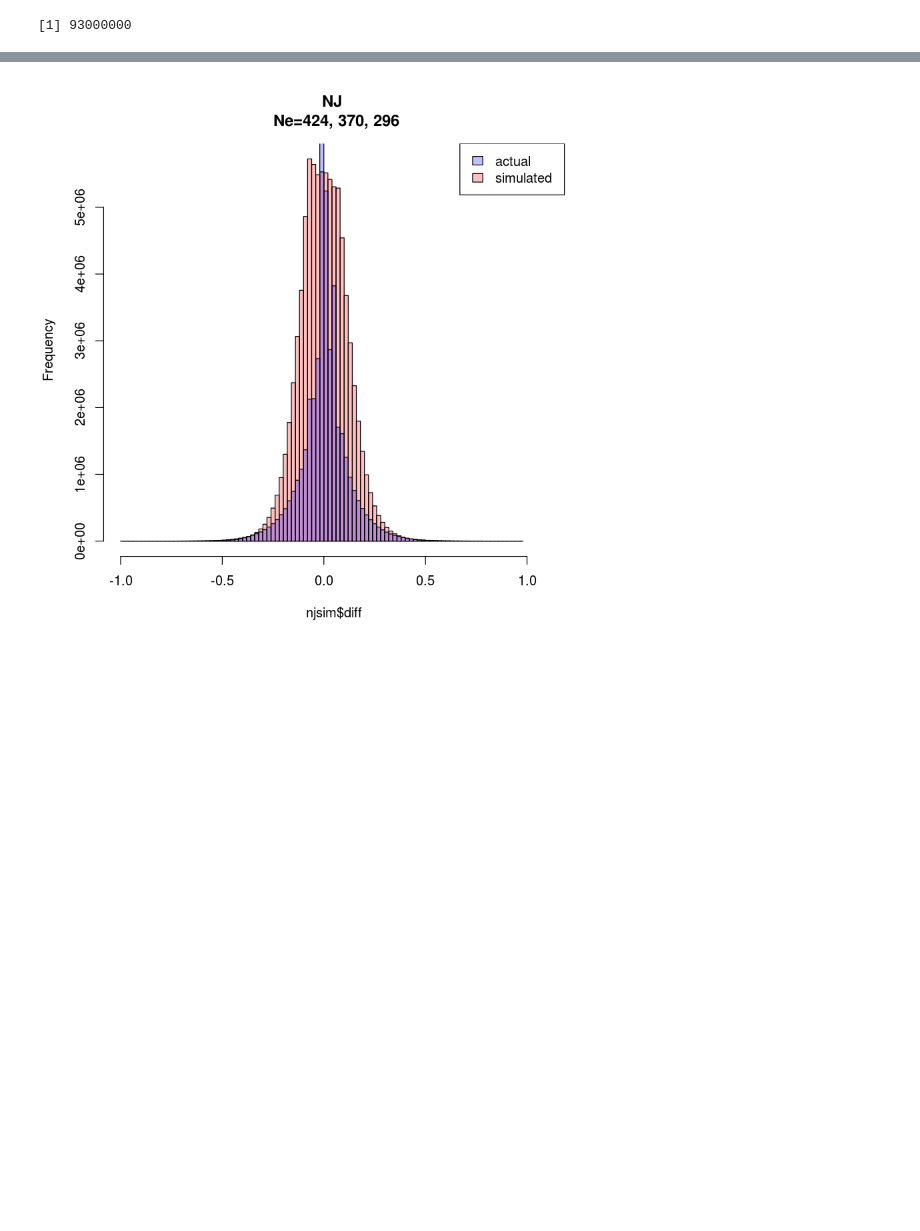
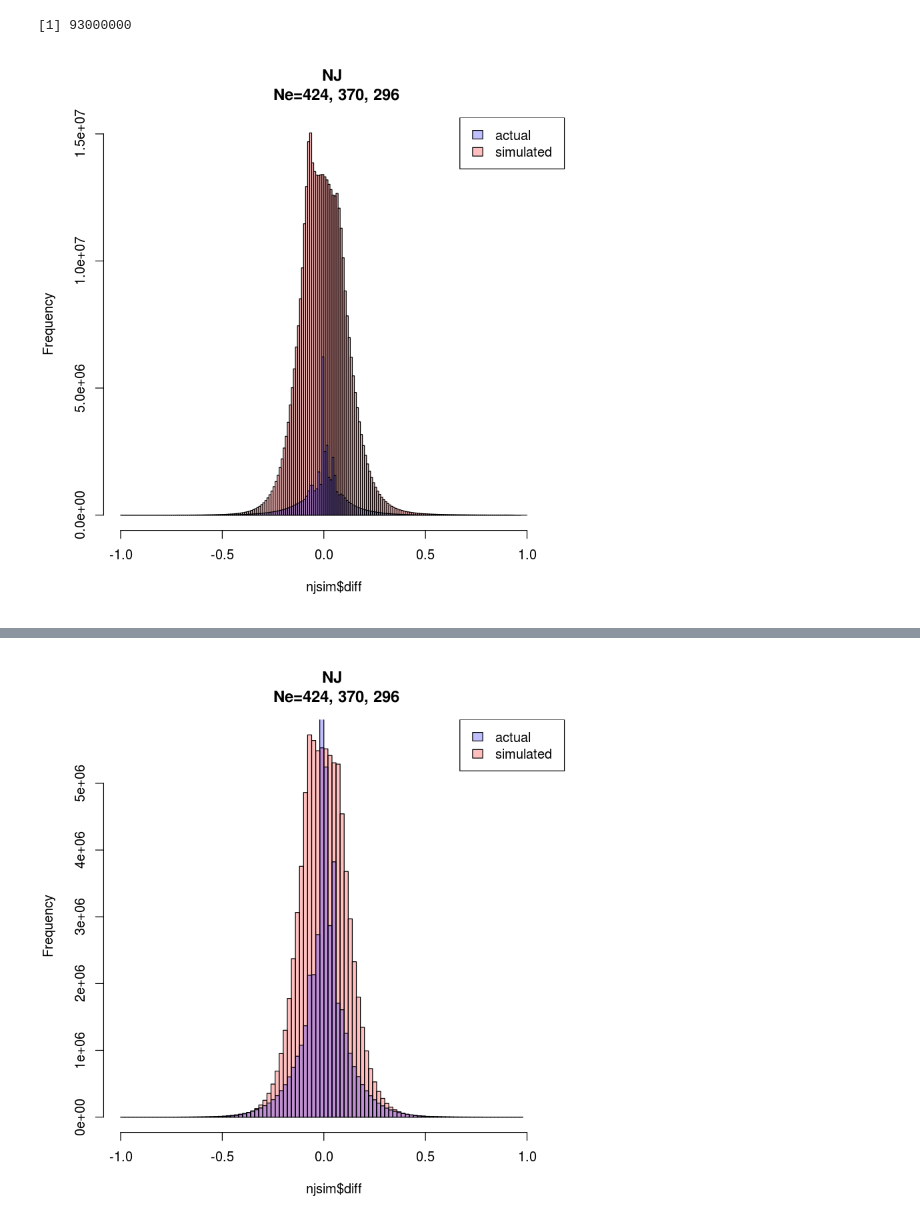
Before and after one commit to sagw/WNS_WGS, a Jupyter notebook: Notebooks/Angsd_all_SNP_graphs.ipynb, the cells around one changed output, grey strips where cells are left out. Saved outputs shown, nothing was run; the diff lists cells and outputs as text; code cells hidden in the pictures; blank space fills up the shorter version.

```diff
--- a/Notebooks/Angsd_all_SNP_graphs.ipynb
+++ b/Notebooks/Angsd_all_SNP_graphs.ipynb
@@ -288,7 +288,7 @@ I realized though some of this drift in the whole genome might be artifacts... S
 # %%
 NJ_f1f2BS_Ne424_370_296.csv
 # %%
-njsim=fread("~/WGS/SNPS/All_mylu/snps/NJ_f1f2BS_Ne424_296.csv")
-nysim=fread("~/WGS/SNPS/All_mylu/snps/NY_f1f2BS_Ne424_296.csv")
+njsim=fread("~/WGS/SNPS/All_mylu/snps/NJ_f1f2BS_Ne424_370_296.csv")
+nysim=fread("~/WGS/SNPS/All_mylu/snps/NY_f1f2BS_Ne424_370_296.csv")
 #vtsim=fread("~/WGS/SNPS/All_mylu/snps/VT_f1f2BS_Ne424_370_296.csv")
 # %% [output]
@@ -344,3 +340,11 @@ NROW(njsim)
 # %% [output]
 [1] 42925135
 [1] 93000000
+# %%
+a=hist(njeusnpsAll$diff, plot=F, breaks=200)
+s=hist(njsim$diff, plot=F, breaks=200)
+    plot( s, col=rgb(1,0,0,1/4), xlim=c(-1,1.1), main=c("NJ \n Ne=424, 370, 296") )
+    plot( a, col=rgb(0,0,1,1/4), add=T)
+    legend("topright", c("actual", "simulated"), fill=c(col=rgb(0,0,1,1/4), col=rgb(1,0,0,1/4) ))
+# %% [output]
+[figure, added]
```
Also changed, not shown: parts of 7 cells of this notebook.
